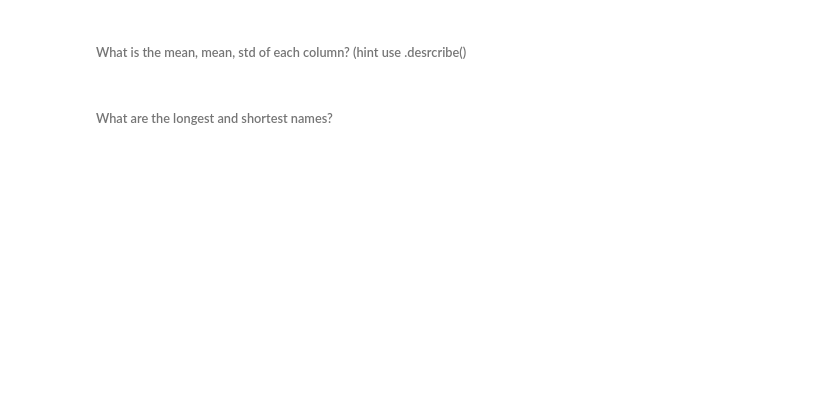
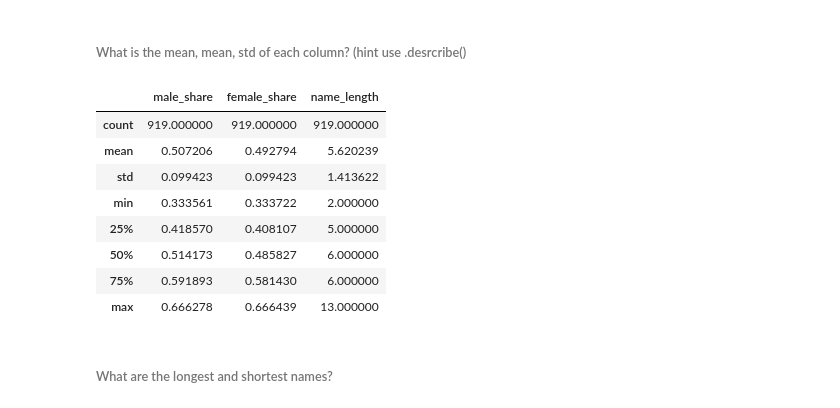
Before and after one commit to Whitepatrick/data_science, a Jupyter notebook: notebooks/LABS/Pandas Workshop.ipynb, the cells around one changed output. Cells and saved outputs as stored; diff of their text form; code cells hidden in the pictures; blank space fills up the shorter version.

```diff
--- a/notebooks/LABS/Pandas Workshop.ipynb
+++ b/notebooks/LABS/Pandas Workshop.ipynb
@@ -195,4 +199,16 @@ f['gender'] =
 # %% [markdown]
 ###### What is the mean, mean, std of each column? (hint use .desrcribe()
+# %%
+df[['male_share', 'female_share', 'name_length']].describe()
+# %% [output]
+|  | male_share | female_share | name_length |
+| count | 919.000000 | 919.000000 | 919.000000 |
+| mean | 0.507206 | 0.492794 | 5.620239 |
+| std | 0.099423 | 0.099423 | 1.413622 |
+| min | 0.333561 | 0.333722 | 2.000000 |
+| 25% | 0.418570 | 0.408107 | 5.000000 |
+| 50% | 0.514173 | 0.485827 | 6.000000 |
+| 75% | 0.591893 | 0.581430 | 6.000000 |
+| max | 0.666278 | 0.666439 | 13.000000 |
 # %% [markdown]
 ###### What are the longest and shortest names?
```
Also changed, not shown: parts of 17 cells of this notebook, 1 other file.
